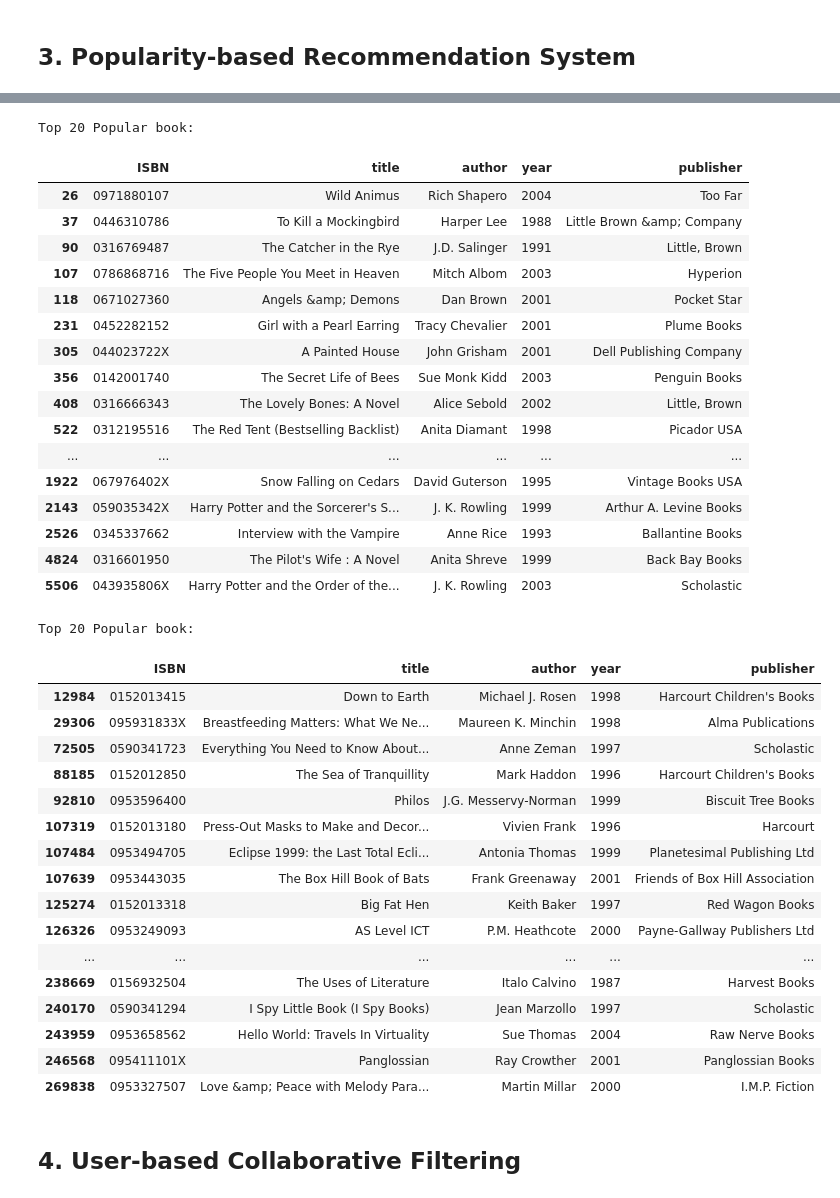
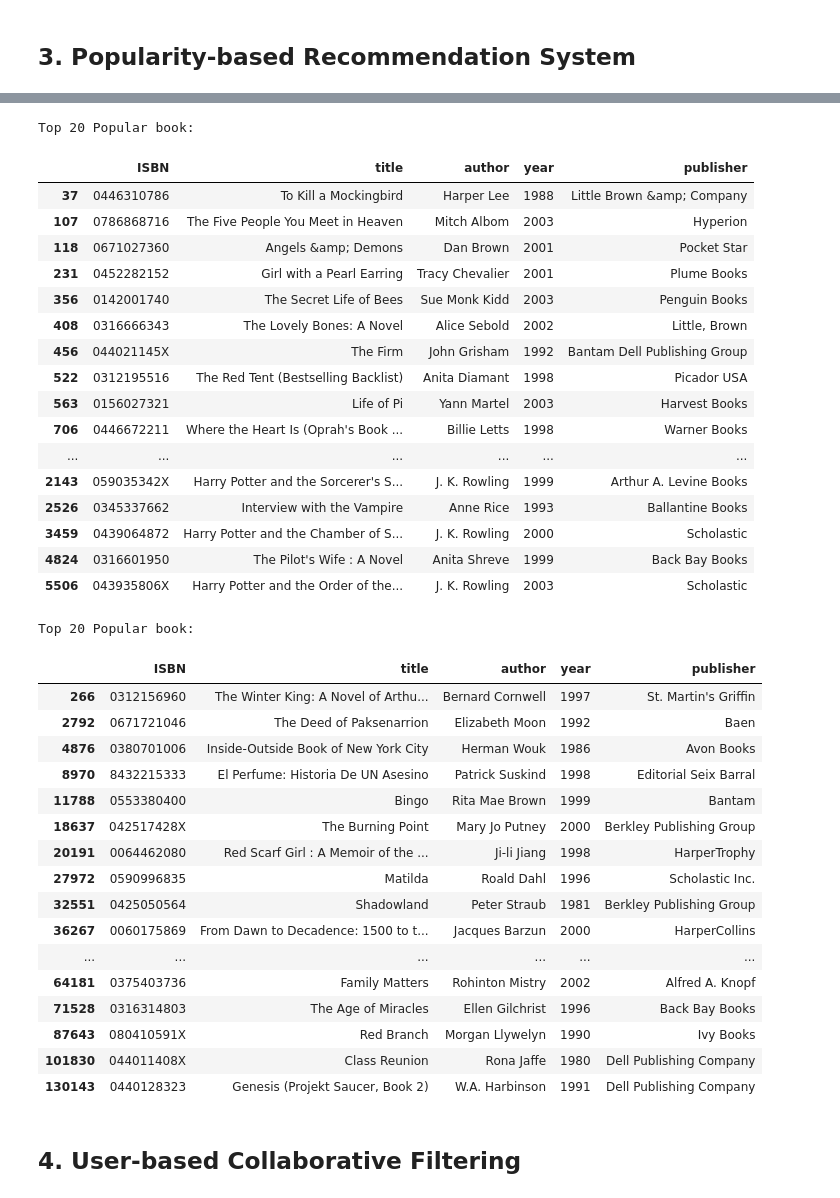
Before and after one commit to ppeyliang/book-recommender, a Jupyter notebook: capstone_project.ipynb, the cells around one changed output, grey strips where cells are left out. Drawn from its saved outputs; the diff is of its cells as text; code cells hidden in the pictures.

```diff
--- a/capstone_project.ipynb
+++ b/capstone_project.ipynb
@@ -209,50 +267,50 @@ Top 20 Popular book:
 # %%
 # Recommend based on total rating score.
-top20 = df.groupby('ISBN').sum().sort_values(ascending=False, by='rating').head(20).index
+top20 = cf.groupby('ISBN').sum().sort_values(ascending=False, by='rating').head(20).index
 print('Top 20 Popular book:')
 book.query('ISBN in @top20').drop('image', axis=1)
 # %% [output]
 Top 20 Popular book:
 |  | ISBN | title | author | year | publisher |
-| 26 | 0971880107 | Wild Animus | Rich Shapero | 2004 | Too Far |
 | 37 | 0446310786 | To Kill a Mockingbird | Harper Lee | 1988 | Little Brown &amp; Company |
-| 90 | 0316769487 | The Catcher in the Rye | J.D. Salinger | 1991 | Little, Brown |
 | 107 | 0786868716 | The Five People You Meet in Heaven | Mitch Albom | 2003 | Hyperion |
 | 118 | 0671027360 | Angels &amp; Demons | Dan Brown | 2001 | Pocket Star |
 | 231 | 0452282152 | Girl with a Pearl Earring | Tracy Chevalier | 2001 | Plume Books |
-| 305 | 044023722X | A Painted House | John Grisham | 2001 | Dell Publishing Company |
 | 356 | 0142001740 | The Secret Life of Bees | Sue Monk Kidd | 2003 | Penguin Books |
 | 408 | 0316666343 | The Lovely Bones: A Novel | Alice Sebold | 2002 | Little, Brown |
+| 456 | 044021145X | The Firm | John Grisham | 1992 | Bantam Dell Publishing Group |
 | 522 | 0312195516 | The Red Tent (Bestselling Backlist) | Anita Diamant | 1998 | Picador USA |
+| 563 | 0156027321 | Life of Pi | Yann Martel | 2003 | Harvest Books |
+| 706 | 0446672211 | Where the Heart Is (Oprah's Book ... | Billie Letts | 1998 | Warner Books |
 | ... | ... | ... | ... | ... | ... |
-| 1922 | 067976402X | Snow Falling on Cedars | David Guterson | 1995 | Vintage Books USA |
 | 2143 | 059035342X | Harry Potter and the Sorcerer's S... | J. K. Rowling | 1999 | Arthur A. Levine Books |
 | 2526 | 0345337662 | Interview with the Vampire | Anne Rice | 1993 | Ballantine Books |
+| 3459 | 0439064872 | Harry Potter and the Chamber of S... | J. K. Rowling | 2000 | Scholastic |
 | 4824 | 0316601950 | The Pilot's Wife : A Novel | Anita Shreve | 1999 | Back Bay Books |
 | 5506 | 043935806X | Harry Potter and the Order of the... | J. K. Rowling | 2003 | Scholastic |
 # %%
 # Recommend based on mean rating score.
-top20 = df.groupby('ISBN').mean().sort_values(ascending=False, by='rating').head(20).index
+top20 = cf.groupby('ISBN').mean().sort_values(ascending=False, by='rating').head(20).index
 print('Top 20 Popular book:')
 book.query('ISBN in @top20').drop('image', axis=1)
 # %% [output]
 Top 20 Popular book:
 |  | ISBN | title | author | year | publisher |
-| 12984 | 0152013415 | Down to Earth | Michael J. Rosen | 1998 | Harcourt Children's Books |
-| 29306 | 095931833X | Breastfeeding Matters: What We Ne... | Maureen K. Minchin | 1998 | Alma Publications |
-| 72505 | 0590341723 | Everything You Need to Know About... | Anne Zeman | 1997 | Scholastic |
-| 88185 | 0152012850 | The Sea of Tranquillity | Mark Haddon | 1996 | Harcourt Children's Books |
-| 92810 | 0953596400 | Philos | J.G. Messervy-Norman | 1999 | Biscuit Tree Books |
-| 107319 | 0152013180 | Press-Out Masks to Make and Decor... | Vivien Frank | 1996 | Harcourt |
-| 107484 | 0953494705 | Eclipse 1999: the Last Total Ecli... | Antonia Thomas | 1999 | Planetesimal Publishing Ltd |
-| 107639 | 0953443035 | The Box Hill Book of Bats | Frank Greenaway | 2001 | Friends of Box Hill Association |
-| 125274 | 0152013318 | Big Fat Hen | Keith Baker | 1997 | Red Wagon Books |
-| 126326 | 0953249093 | AS Level ICT | P.M. Heathcote | 2000 | Payne-Gallway Publishers Ltd |
+| 266 | 0312156960 | The Winter King: A Novel of Arthu... | Bernard Cornwell | 1997 | St. Martin's Griffin |
+| 2792 | 0671721046 | The Deed of Paksenarrion | Elizabeth Moon | 1992 | Baen |
+| 4876 | 0380701006 | Inside-Outside Book of New York City | Herman Wouk | 1986 | Avon Books |
+| 8970 | 8432215333 | El Perfume: Historia De UN Asesino | Patrick Suskind | 1998 | Editorial Seix Barral |
+| 11788 | 0553380400 | Bingo | Rita Mae Brown | 1999 | Bantam |
+| 18637 | 042517428X | The Burning Point | Mary Jo Putney | 2000 | Berkley Publishing Group |
+| 20191 | 0064462080 | Red Scarf Girl : A Memoir of the ... | Ji-li Jiang | 1998 | HarperTrophy |
+| 27972 | 0590996835 | Matilda | Roald Dahl | 1996 | Scholastic Inc. |
+| 32551 | 0425050564 | Shadowland | Peter Straub | 1981 | Berkley Publishing Group |
+| 36267 | 0060175869 | From Dawn to Decadence: 1500 to t... | Jacques Barzun | 2000 | HarperCollins |
 | ... | ... | ... | ... | ... | ... |
-| 238669 | 0156932504 | The Uses of Literature | Italo Calvino | 1987 | Harvest Books |
-| 240170 | 0590341294 | I Spy Little Book (I Spy Books) | Jean Marzollo | 1997 | Scholastic |
-| 243959 | 0953658562 | Hello World: Travels In Virtuality | Sue Thomas | 2004 | Raw Nerve Books |
-| 246568 | 095411101X | Panglossian | Ray Crowther | 2001 | Panglossian Books |
-| 269838 | 0953327507 | Love &amp; Peace with Melody Para... | Martin Millar | 2000 | I.M.P. Fiction |
+| 64181 | 0375403736 | Family Matters | Rohinton Mistry | 2002 | Alfred A. Knopf |
+| 71528 | 0316314803 | The Age of Miracles | Ellen Gilchrist | 1996 | Back Bay Books |
+| 87643 | 080410591X | Red Branch | Morgan Llywelyn | 1990 | Ivy Books |
+| 101830 | 044011408X | Class Reunion | Rona Jaffe | 1980 | Dell Publishing Company |
+| 130143 | 0440128323 | Genesis (Projekt Saucer, Book 2) | W.A. Harbinson | 1991 | Dell Publishing Company |
 # %% [markdown]
 ## 4. User-based Collaborative Filtering
```
Also changed, not shown: parts of 35 cells of this notebook, 1 other file.
